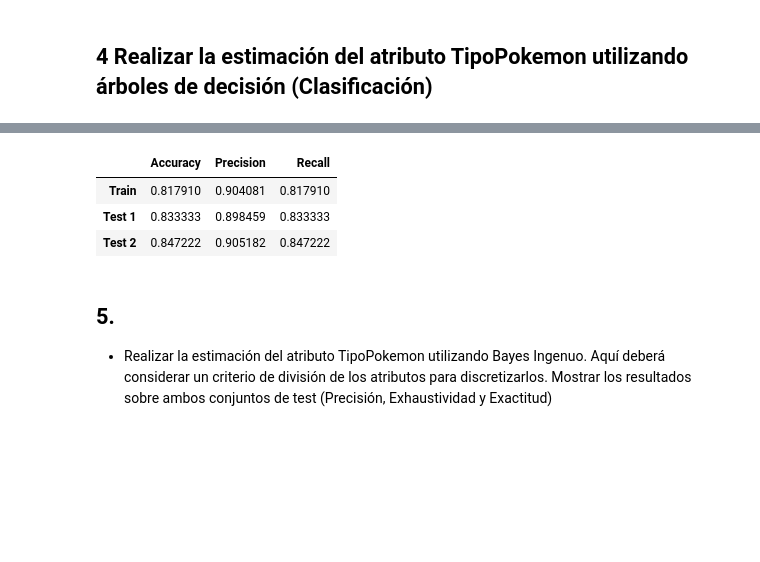
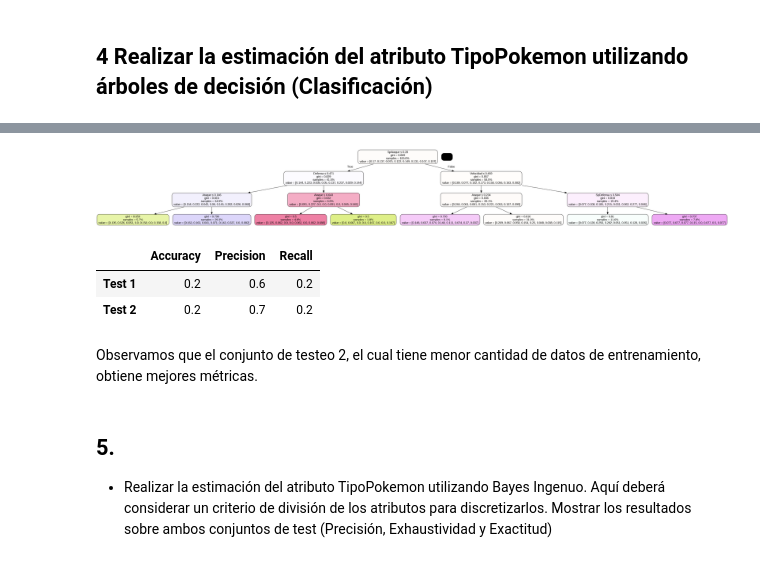
Before and after one commit to Nicolas-Noir/MdD-TUIA-2024, a Jupyter notebook: TP2/TP_Mineria_de_datos.ipynb, the cells around one changed output, grey strips where cells are left out. Cells and saved outputs as stored; diff of their text form; code cells hidden in the pictures; blank space fills up the shorter version.

```diff
--- a/TP2/TP_Mineria_de_datos.ipynb
+++ b/TP2/TP_Mineria_de_datos.ipynb
@@ -258,0 +406,6 @@ plt.show()
+# %%
+minmax_scaler = MinMaxScaler().set_output(transform='pandas')
+x_train_pokemon_esc = minmax_scaler.fit_transform(x_train_pokemon)
+x_train_pokemon2_esc = minmax_scaler.fit_transform(x_train_pokemon2)
+x_test_pokemon_esc = minmax_scaler.fit_transform(x_train_pokemon)
+x_test_pokemon2_esc = minmax_scaler.fit_transform(x_train_pokemon2)
@@ -259,2 +424,6 @@ plt.show()
 # %% [markdown]
 ## 4 Realizar la estimación del atributo TipoPokemon utilizando árboles de decisión (Clasificación)
+# %%
+decision_tree_pokemon_clas_raw = tree.DecisionTreeClassifier(random_state=5232)
+
+decision_tree_pokemon_clas_raw.fit(x_train_pokemon_esc, y_train_pokemon)
@@ -261,11 +470,11 @@ plt.show()
 # %%
 decision_tree_pokemon_clas = DecisionTreeClassifier(random_state=5232)
 
-param_grid = {'max_depth': [1,2,3,4,5,6,7,8], 'min_samples_leaf': [1,2,3,4,5], 'min_samples_split': [1,2,3,4], 'min_weight_fraction_leaf': [0.1, 0.2, 0.3], 'criterion': ['gini', 'entropy'] }
+param_grid = {'max_depth': [3,4,5,6,7,8,9], 'min_samples_leaf': [1,2,3,4], 'min_samples_split': [2,3,4], 'min_weight_fraction_leaf': [0.0,0.1], 'criterion': ['gini', 'entropy'] }
 
-grid_search = GridSearchCV(estimator=decision_tree_pokemon_clas, param_grid=param_grid, scoring='accuracy', cv=4, n_jobs=-1)
+grid_search = GridSearchCV(estimator=decision_tree_pokemon_clas, param_grid=param_grid, scoring=['accuracy','precision','recall'], n_jobs=-1,refit='recall')
 
-grid_search.fit(x_train_pokemon, y_train_pokemon)
+grid_search.fit(x_train_pokemon_esc, y_train_pokemon)
 
 print("Mejores hiperparámetros encontrados:")
 print(grid_search.best_params_)
@@ -275,5 +484,5 @@ Mejores hiperparámetros encontrados:
 # %%
-decision_tree_pokemon_clas = tree.DecisionTreeClassifier(max_depth=4, min_samples_leaf=1,min_samples_split=2, min_weight_fraction_leaf=0.1 ,criterion='gini', random_state=5232)
+decision_tree_pokemon_clas = tree.DecisionTreeClassifier(max_depth=3, min_samples_leaf=1,min_samples_split=2, min_weight_fraction_leaf=0.0 ,criterion='gini', random_state=5232)
 
-decision_tree_pokemon_clas.fit(x_train_pokemon, y_train_pokemon)
+decision_tree_pokemon_clas.fit(x_train_pokemon_esc, y_train_pokemon)
 # %% [output]
@@ -290,32 +516,47 @@ plt.show()
+# %%
+features_pokemon2 = list(x_train_pokemon2.columns)
+
+# Exportar el árbol a un archivo .dot
+dot_data = export_graphviz(
+    decision_tree_pokemon2_clas,
+    out_file=None,
+    feature_names=features_pokemon2,
+    filled=True,
+    rounded=True,
+    special_characters=True,
+    proportion=True
+)
+
+# Usar pydotplus para crear el gráfico
+graph = pydotplus.graph_from_dot_data(dot_data)
+Image(graph.create_png())  # Muestra el gráfico en formato PNG
+# %% [output]
+[figure, added]
 # %%
-predictions_train = decision_tree_pokemon_clas.predict(x_train_pokemon)
-
-predictions_test1 = decision_tree_pokemon_clas.predict(x_test_pokemon1)
+predictions_test = decision_tree_pokemon_clas.predict(x_test_pokemon)
 predictions_test2 = decision_tree_pokemon_clas.predict(x_test_pokemon2)
 #--
-accuracy_train = accuracy_score(y_train_pokemon, predictions_train)
 
-accuracy_test1 = accuracy_score(y_test_pokemon1, predictions_test1)
+accuracy_test = accuracy_score(y_test_pokemon, predictions_test)
 accuracy_test2 = accuracy_score(y_test_pokemon2, predictions_test2)
 #--
-precision_train = precision_score(y_train_pokemon, predictions_train, average='weighted', zero_division=1)
 
-precision_test1 = precision_score(y_test_pokemon1, predictions_test1, average='weighted', zero_division=1)
+precision_test = precision_score(y_test_pokemon, predictions_test, average='weighted', zero_division=1)
 precision_test2 = precision_score(y_test_pokemon2, predictions_test2, average='weighted', zero_division=1)
 #--
-recall_train = recall_score(y_train_pokemon, predictions_train, average='weighted')
 
-recall_test1 = recall_score(y_test_pokemon1, predictions_test1, average='weighted')
+recall_test = recall_score(y_test_pokemon, predictions_test, average='weighted')
 recall_test2 = recall_score(y_test_pokemon2, predictions_test2, average='weighted')
 
-valores_resultados_pokemon = {'Accuracy': [accuracy_train,accuracy_test1,accuracy_test2], 'Precision': [precision_train,precision_test1,precision_test2], 'Recall': [recall_train,recall_test1,recall_test2]}
-df_resultados = pd.DataFrame(valores_resultados_pokemon, index=['Train', 'Test 1', 'Test 2'])
+valores_resultados_pokemon = {'Accuracy': [accuracy_test,accuracy_test2], 'Precision': [precision_test,precision_test2], 'Recall': [recall_test,recall_test2]}
+df_resultados = pd.DataFrame(valores_resultados_pokemon, index=['Test 1', 'Test 2'])
 df_resultados
 # %% [output]
 |  | Accuracy | Precision | Recall |
-| Train | 0.817910 | 0.904081 | 0.817910 |
-| Test 1 | 0.833333 | 0.898459 | 0.833333 |
-| Test 2 | 0.847222 | 0.905182 | 0.847222 |
+| Test 1 | 0.2 | 0.6 | 0.2 |
+| Test 2 | 0.2 | 0.7 | 0.2 |
+# %% [markdown]
+Observamos que el conjunto de testeo 2, el cual tiene menor cantidad de datos de entrenamiento, obtiene mejores métricas.
 # %% [markdown]
 ## 5.
 
```
Also changed, not shown: parts of 75 cells of this notebook.
